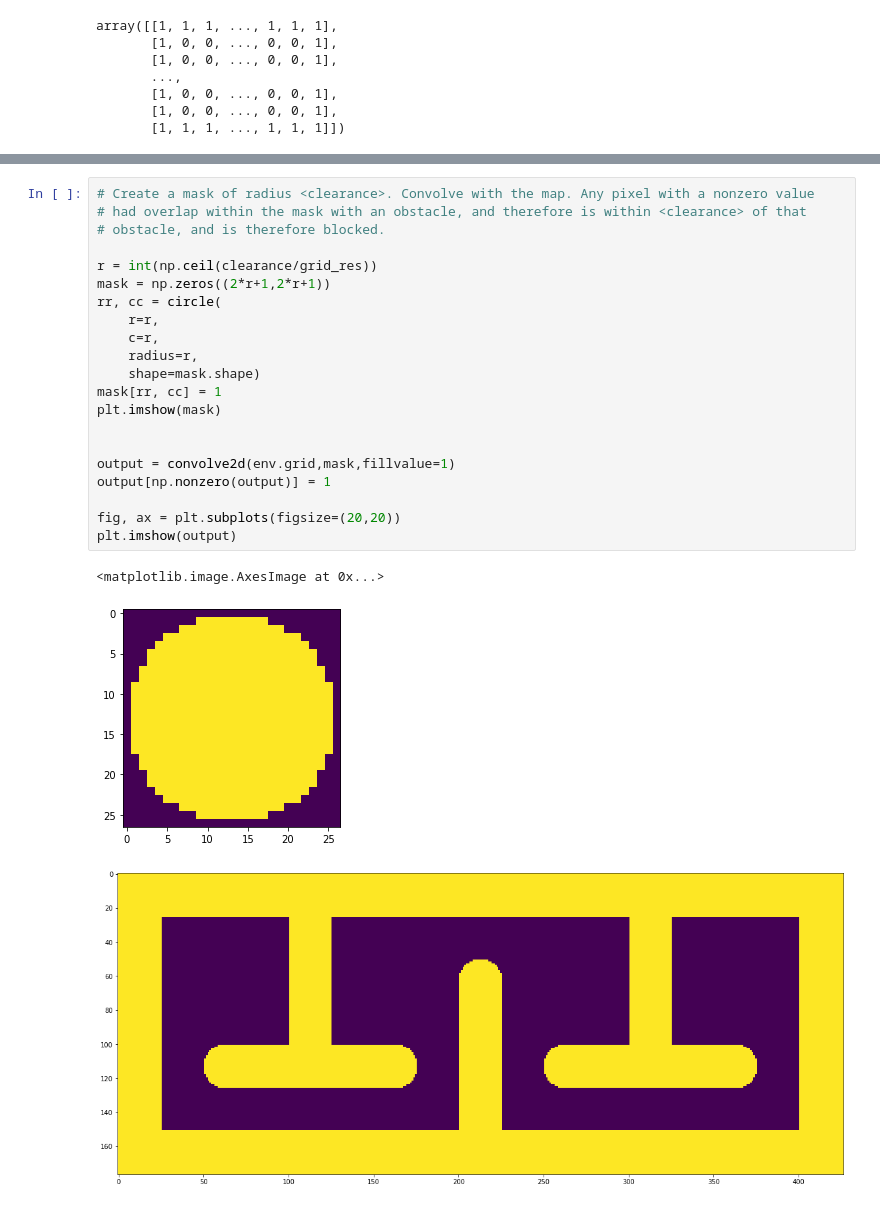
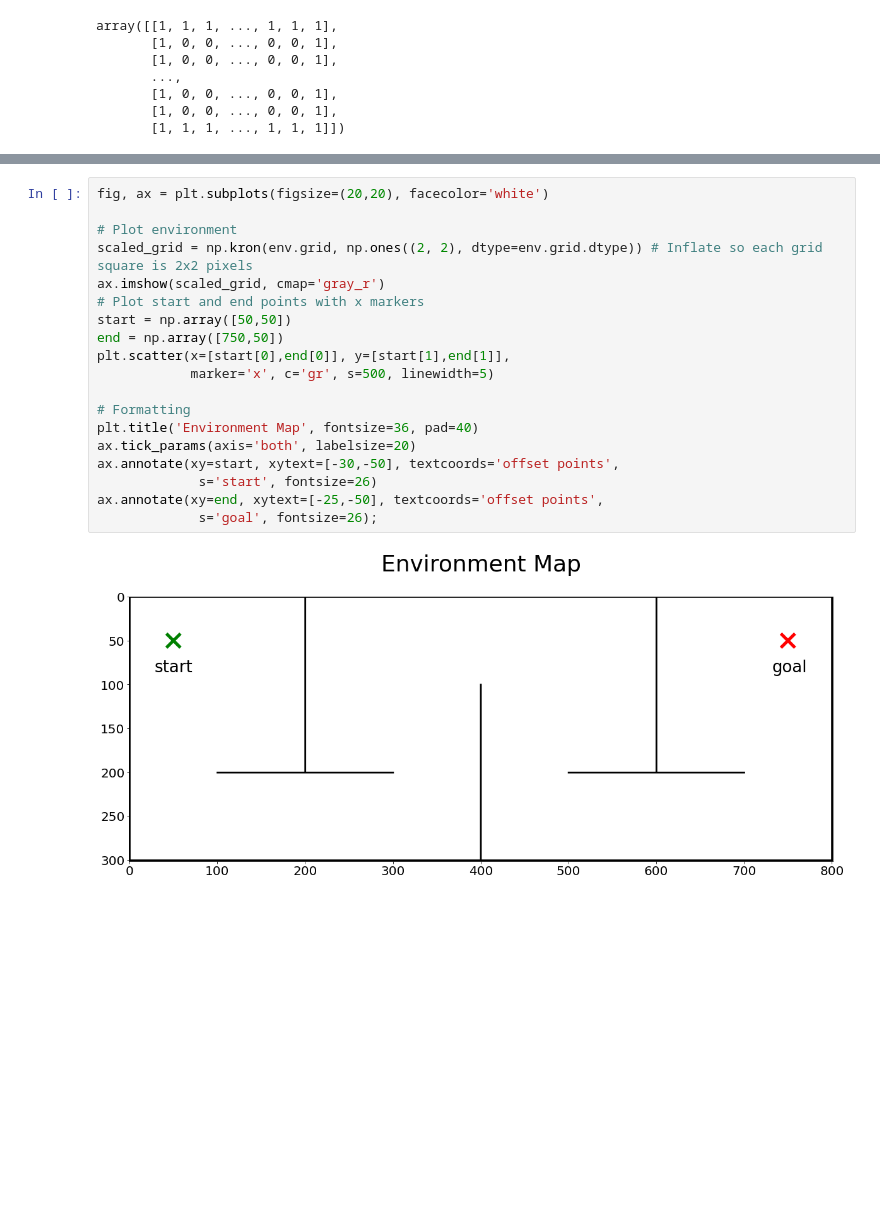
Before and after one commit to aefrank/ucsd_cse276c, a Jupyter notebook: code/hw5.ipynb, the cells around one changed output, grey strips where cells are left out. Saved outputs shown, nothing was run; the diff lists cells and outputs as text; blank space fills up the shorter version.

```diff
--- a/code/hw5.ipynb
+++ b/code/hw5.ipynb
@@ -84,25 +67,21 @@ ax.matshow(env.grid)
-# %%
-# Create a mask of radius <clearance>. Convolve with the map. Any pixel with a nonzero value
-# had overlap within the mask with an obstacle, and therefore is within <clearance> of that
-# obstacle, and is therefore blocked.
-
-r = int(np.ceil(clearance/grid_res))
-mask = np.zeros((2*r+1,2*r+1))
-rr, cc = circle(
-    r=r,
-    c=r,
-    radius=r,
-    shape=mask.shape)
-mask[rr, cc] = 1
-plt.imshow(mask)
-
-
-output = convolve2d(env.grid,mask,fillvalue=1)
-output[np.nonzero(output)] = 1
-
-fig, ax = plt.subplots(figsize=(20,20))
-plt.imshow(output)
-# %% [output]
-<matplotlib.image.AxesImage at 0x...>
-[figure, removed]
-[figure, removed]
+# %%
+fig, ax = plt.subplots(figsize=(20,20), facecolor='white')
+
+# Plot environment
+scaled_grid = np.kron(env.grid, np.ones((2, 2), dtype=env.grid.dtype)) # Inflate so each grid square is 2x2 pixels
+ax.imshow(scaled_grid, cmap='gray_r')
+# Plot start and end points with x markers
+start = np.array([50,50])
+end = np.array([750,50])
+plt.scatter(x=[start[0],end[0]], y=[start[1],end[1]],
+            marker='x', c='gr', s=500, linewidth=5)
+
+# Formatting
+plt.title('Environment Map', fontsize=36, pad=40)
+ax.tick_params(axis='both', labelsize=20)
+ax.annotate(xy=start, xytext=[-30,-50], textcoords='offset points',
+             s='start', fontsize=26)
+ax.annotate(xy=end, xytext=[-25,-50], textcoords='offset points',
+             s='goal', fontsize=26);
+# %% [output]
+[figure, added]
```
Also changed, not shown: parts of 13 cells of this notebook, 2 other files.
